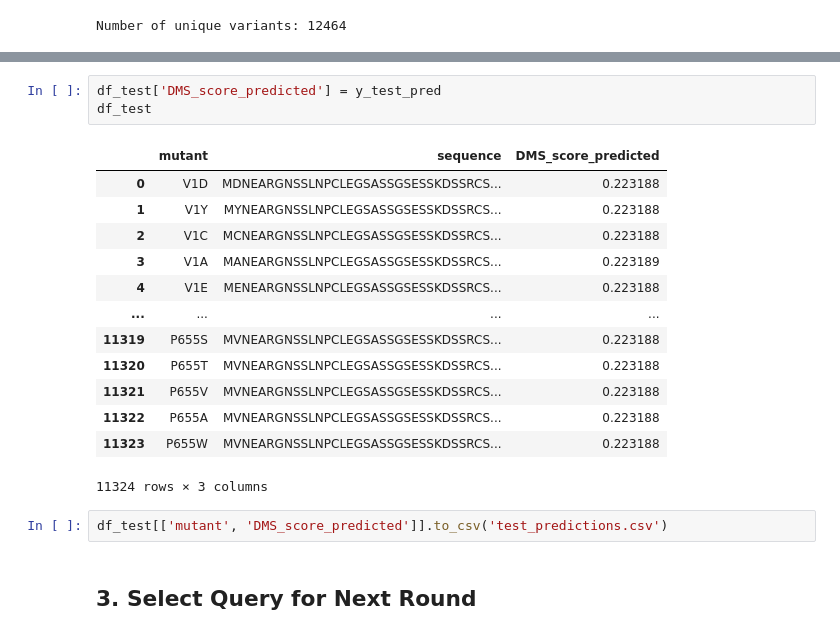
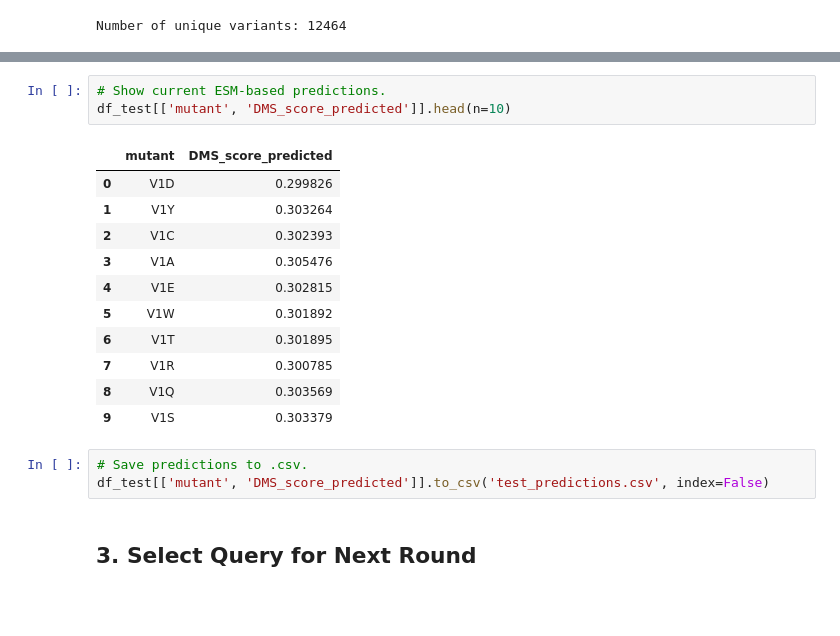
Before and after one commit to cswelch/CSE-7850-Team-Hackathon, a Jupyter notebook: Hackathon_ESM2.ipynb, the cells around one changed output, grey strips where cells are left out. Drawn from its saved outputs; the diff is of its cells as text; blank space fills up the shorter version.

```diff
--- a/Hackathon_ESM2.ipynb
+++ b/Hackathon_ESM2.ipynb
@@ -335,22 +379,21 @@ RuntimeError: The size of tensor a (656) must match the size of tensor b (256) a
-# %%
-df_test['DMS_score_predicted'] = y_test_pred
-df_test
-# %% [output]
-|  | mutant | sequence | DMS_score_predicted |
-| 0 | V1D | MDNEARGNSSLNPCLEGSASSGSESSKDSSRCS... | 0.223188 |
-| 1 | V1Y | MYNEARGNSSLNPCLEGSASSGSESSKDSSRCS... | 0.223188 |
-| 2 | V1C | MCNEARGNSSLNPCLEGSASSGSESSKDSSRCS... | 0.223188 |
-| 3 | V1A | MANEARGNSSLNPCLEGSASSGSESSKDSSRCS... | 0.223189 |
-| 4 | V1E | MENEARGNSSLNPCLEGSASSGSESSKDSSRCS... | 0.223188 |
-| ... | ... | ... | ... |
-| 11319 | P655S | MVNEARGNSSLNPCLEGSASSGSESSKDSSRCS... | 0.223188 |
-| 11320 | P655T | MVNEARGNSSLNPCLEGSASSGSESSKDSSRCS... | 0.223188 |
-| 11321 | P655V | MVNEARGNSSLNPCLEGSASSGSESSKDSSRCS... | 0.223188 |
-| 11322 | P655A | MVNEARGNSSLNPCLEGSASSGSESSKDSSRCS... | 0.223188 |
-| 11323 | P655W | MVNEARGNSSLNPCLEGSASSGSESSKDSSRCS... | 0.223188 |
-11324 rows × 3 columns
+# %%
+# Show current ESM-based predictions.
+df_test[['mutant', 'DMS_score_predicted']].head(n=10)
+# %% [output]
+|  | mutant | DMS_score_predicted |
+| 0 | V1D | 0.299826 |
+| 1 | V1Y | 0.303264 |
+| 2 | V1C | 0.302393 |
+| 3 | V1A | 0.305476 |
+| 4 | V1E | 0.302815 |
+| 5 | V1W | 0.301892 |
+| 6 | V1T | 0.301895 |
+| 7 | V1R | 0.300785 |
+| 8 | V1Q | 0.303569 |
+| 9 | V1S | 0.303379 |
 # %%
-df_test[['mutant', 'DMS_score_predicted']].to_csv('test_predictions.csv')
+# Save predictions to .csv.
+df_test[['mutant', 'DMS_score_predicted']].to_csv('test_predictions.csv', index=False)
 # %% [markdown]
 ## 3. Select Query for Next Round
 # %%
```
Also changed, not shown: parts of 9 cells of this notebook, 2 other files.
